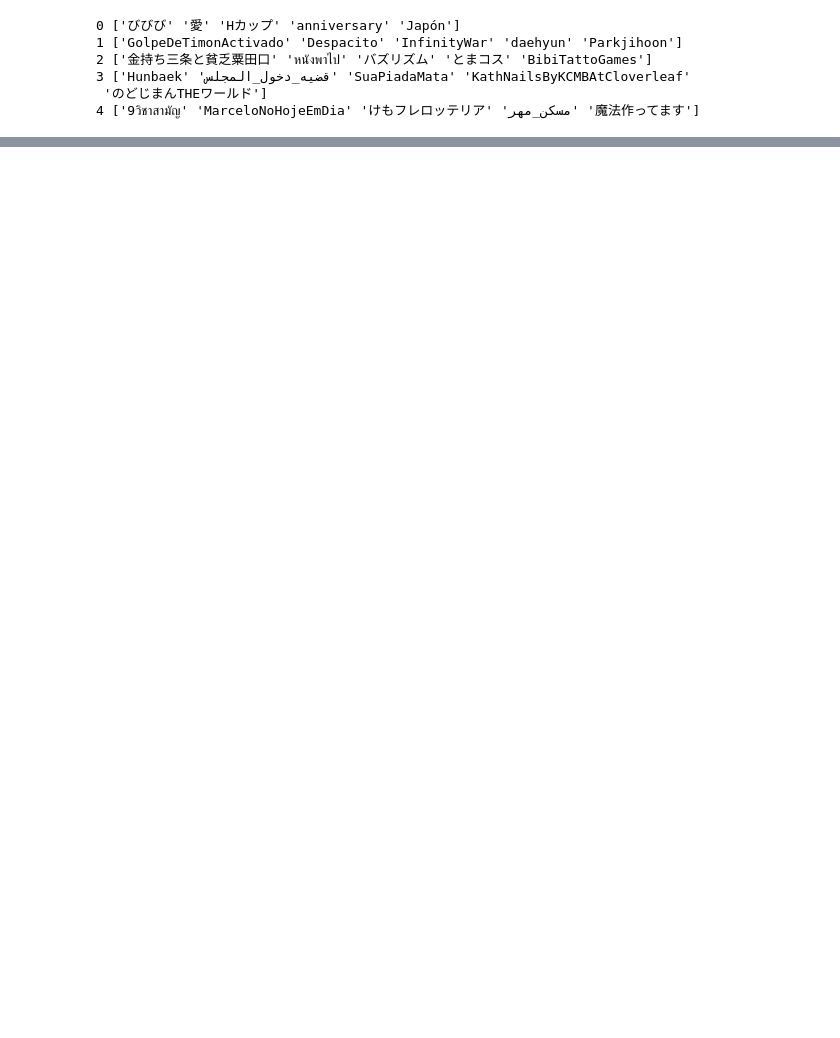
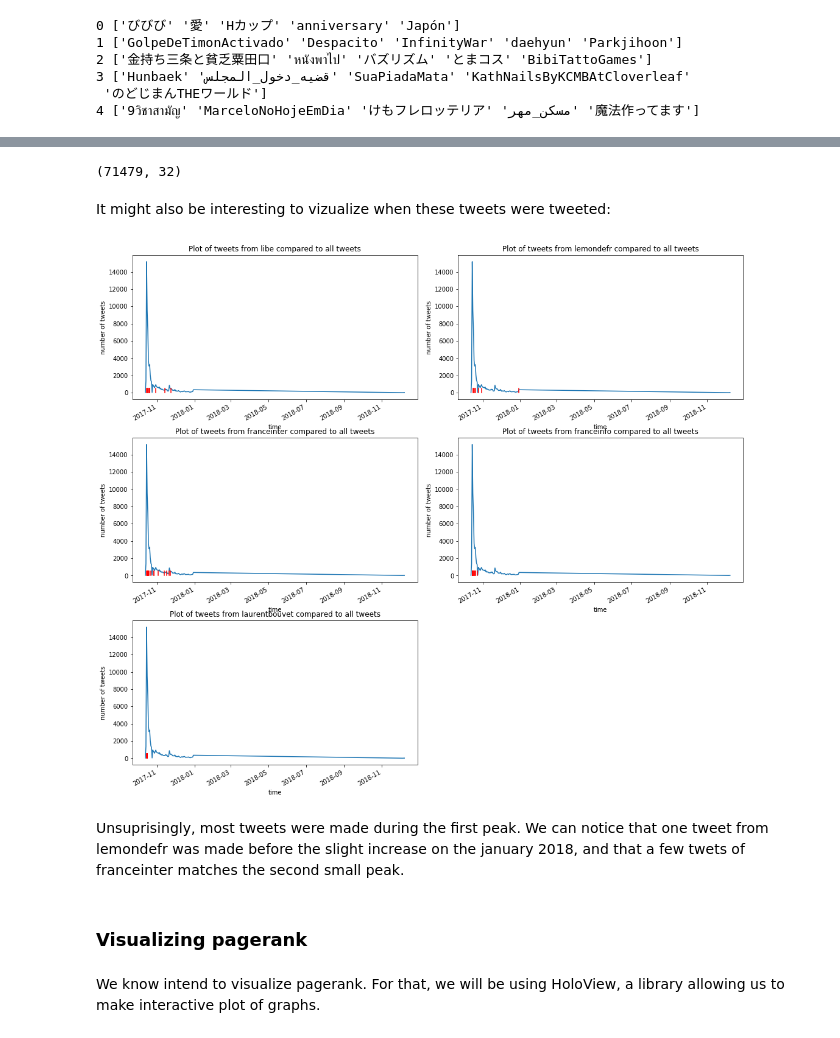
Before and after one commit to poechsel/ADA-project, a Jupyter notebook: analysis.ipynb, the cells around one changed output, grey strips where cells are left out. Saved outputs shown, nothing was run; the diff lists cells and outputs as text; code cells hidden in the pictures; blank space fills up the shorter version.

Commit message:
merged pagerank with the main analysis

```diff
--- a/analysis.ipynb
+++ b/analysis.ipynb
@@ -901,0 +949,7 @@ for i in range(5):
+# %%
+tweets = spark.read.json('balancetonporc.json')
+# %%
+tweets_pd = tweets.toPandas()
+# %%
+tweets_pd['created_at'] = pd.to_datetime(tweets_pd['created_at'], unit="ms")
+tweets_pd.head()
@@ -901,0 +1061,31 @@ for i in range(5):
+# %%
+tweets_pd.shape
+# %% [output]
+(71479, 32)
+# %% [markdown]
+It might also be interesting to vizualize when these tweets were tweeted:
+# %%
+def plot_tweets(users):
+    plt.figure(figsize=(15, 15))
+    N = len(set(users))
+    for i, user in enumerate(users):
+        plt.subplot(N // 2 + N % 2, 2, i + 1)
+        plt.tight_layout()
+        tweets_pd.created_at.dt.floor('d').value_counts().plot()
+        user_tweets = tweets_pd[tweets_pd.username == user]
+        x = [[tweet.created_at.floor('d')] * 2 for _, tweet in user_tweets.iterrows()]
+        y = [[0, 500] for _, row in user_tweets.iterrows()]
+        plt.title('Plot of tweets from ' + user + ' compared to all tweets')
+        plt.xlabel("time")
+        plt.ylabel("number of tweets")
+        plt.plot(np.array(x).T, np.array(y).T, 'r')
+# %%
+plot_tweets(["libe", "lemondefr", "franceinter", "franceinfo", "laurentbouvet"])
+# %% [output]
+[figure, added]
+# %% [markdown]
+Unsuprisingly, most tweets were made during the first peak. We can notice that one tweet from lemondefr was made before the slight increase on the january 2018, and that a few twets of franceinter matches the second small peak.
+# %% [markdown]
+### Visualizing pagerank
+# %% [markdown]
+We know intend to visualize pagerank. For that, we will be using HoloView, a library allowing us to make interactive plot of graphs.
```
Also changed, not shown: parts of 57 cells of this notebook.
